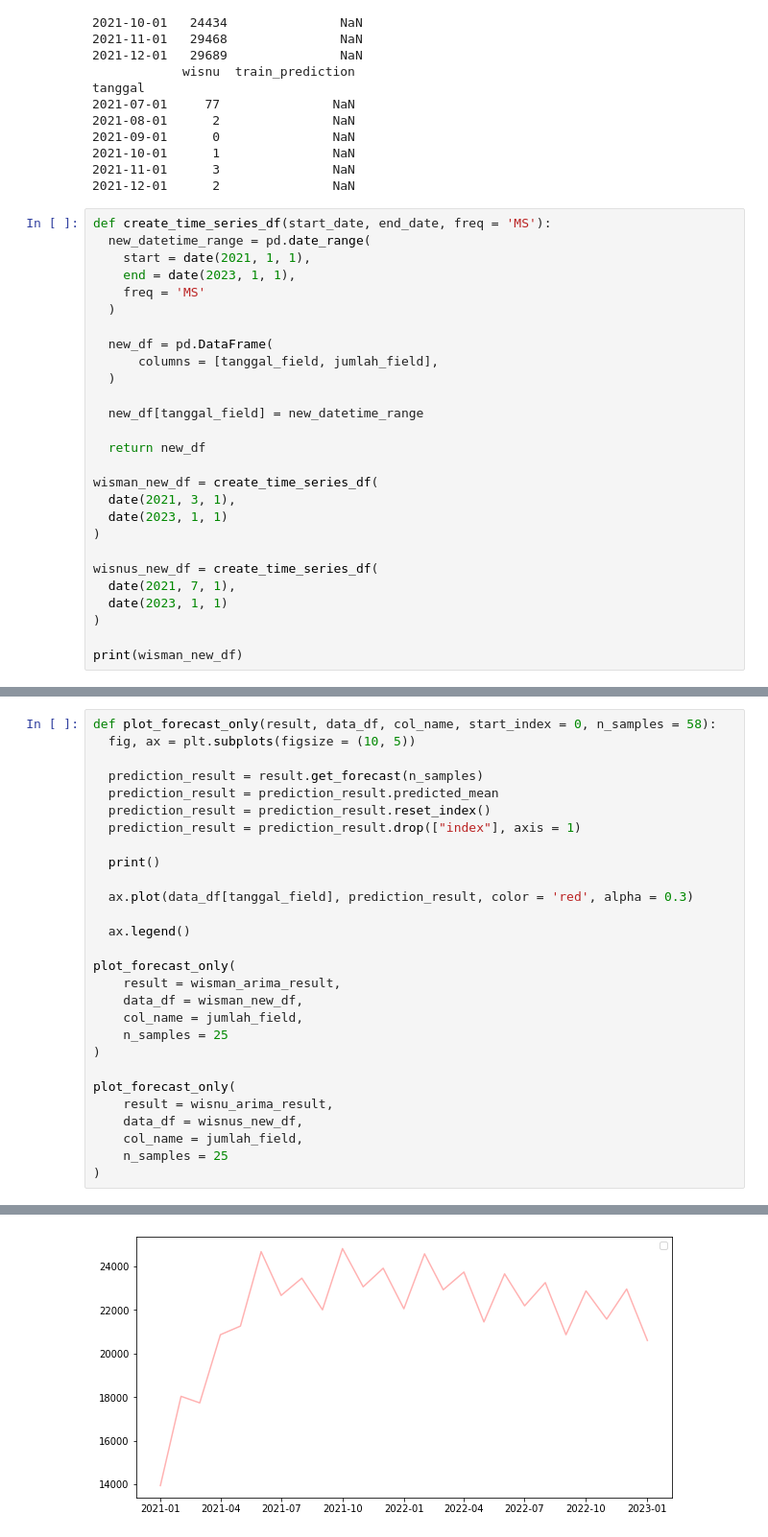
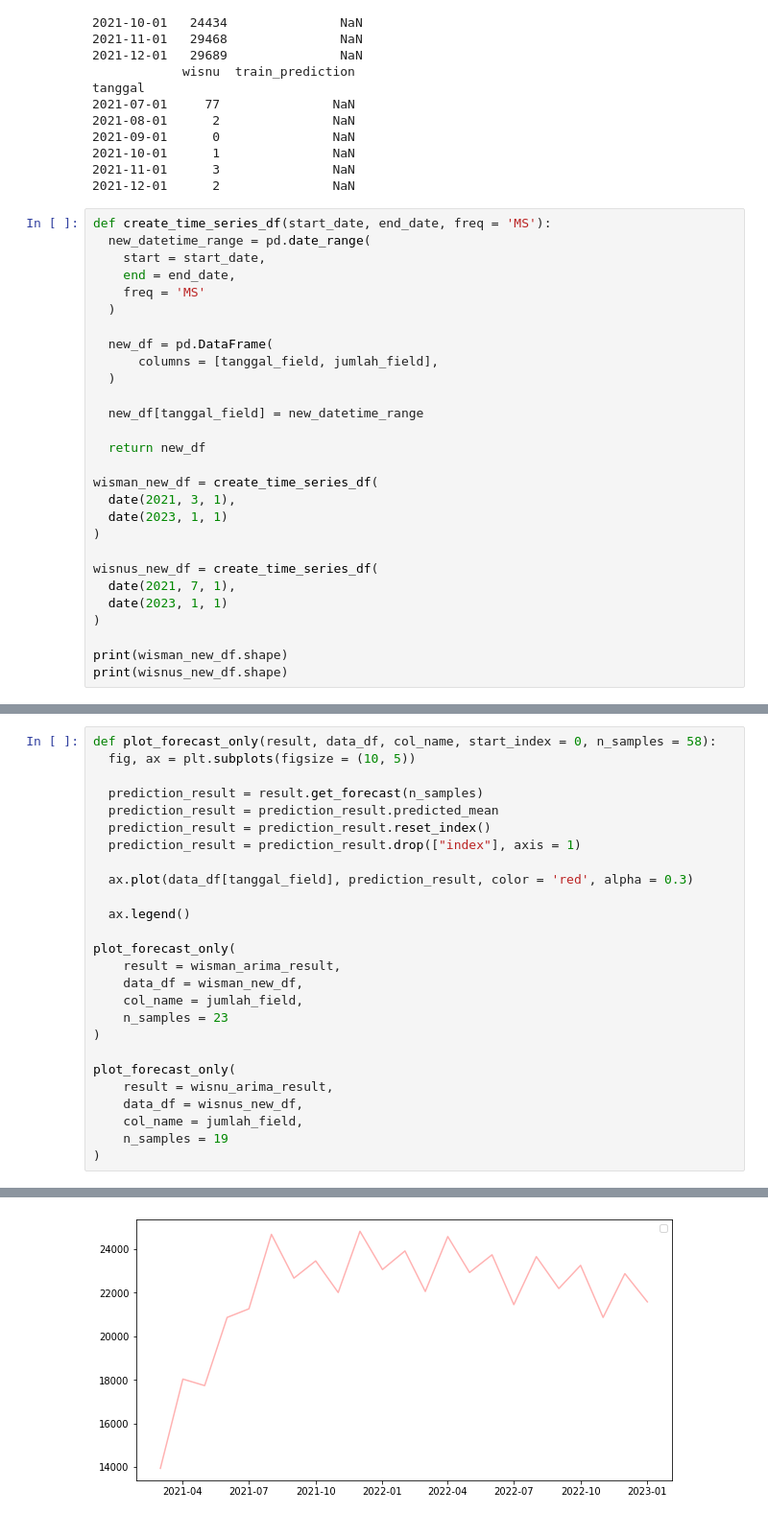
Before and after one commit to MaxZx3000/AI-Compfest-GigaPrime, a Jupyter notebook: artificial-intelligence/time_series_number_of_people_aceh.ipynb, the cells around one changed output, grey strips where cells are left out. Shown at 96% size. Saved outputs shown, nothing was run; the diff lists cells and outputs as text.

```diff
--- a/artificial-intelligence/time_series_number_of_people_aceh.ipynb
+++ b/artificial-intelligence/time_series_number_of_people_aceh.ipynb
@@ -357,8 +357,8 @@ tanggal
 # %%
 def create_time_series_df(start_date, end_date, freq = 'MS'):
   new_datetime_range = pd.date_range(
-    start = date(2021, 1, 1),
-    end = date(2023, 1, 1),
+    start = start_date,
+    end = end_date,
     freq = 'MS'
   )
 
@@ -380,5 +380,6 @@ wisnus_new_df = create_time_series_df(
   date(2023, 1, 1)
 )
 
-print(wisman_new_df)
+print(wisman_new_df.shape)
+print(wisnus_new_df.shape)
 # %% [output]
@@ -402,32 +388,30 @@ print(wisman_new_df)
 # %%
 def plot_forecast_only(result, data_df, col_name, start_index = 0, n_samples = 58):
   fig, ax = plt.subplots(figsize = (10, 5))
 
   prediction_result = result.get_forecast(n_samples)
   prediction_result = prediction_result.predicted_mean
   prediction_result = prediction_result.reset_index()
   prediction_result = prediction_result.drop(["index"], axis = 1)
 
-  print()
-
   ax.plot(data_df[tanggal_field], prediction_result, color = 'red', alpha = 0.3)
 
   ax.legend()
 
 plot_forecast_only(
     result = wisman_arima_result,
     data_df = wisman_new_df,
     col_name = jumlah_field,
-    n_samples = 25
+    n_samples = 23
 )
 
 plot_forecast_only(
     result = wisnu_arima_result,
     data_df = wisnus_new_df,
     col_name = jumlah_field,
-    n_samples = 25
+    n_samples = 19
 )
 # %% [output]
 WARNING:matplotlib.legend:No handles with labels found to put in legend.
 WARNING:matplotlib.legend:No handles with labels found to put in legend.
-[figure, old version]
+[figure, new version]
```
Also changed, not shown: parts of 2 cells of this notebook.
